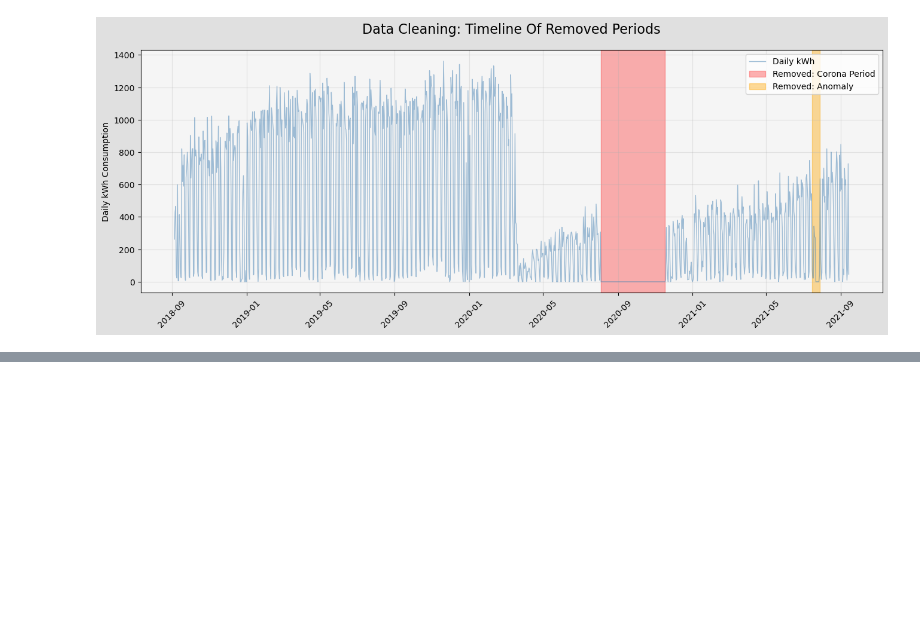
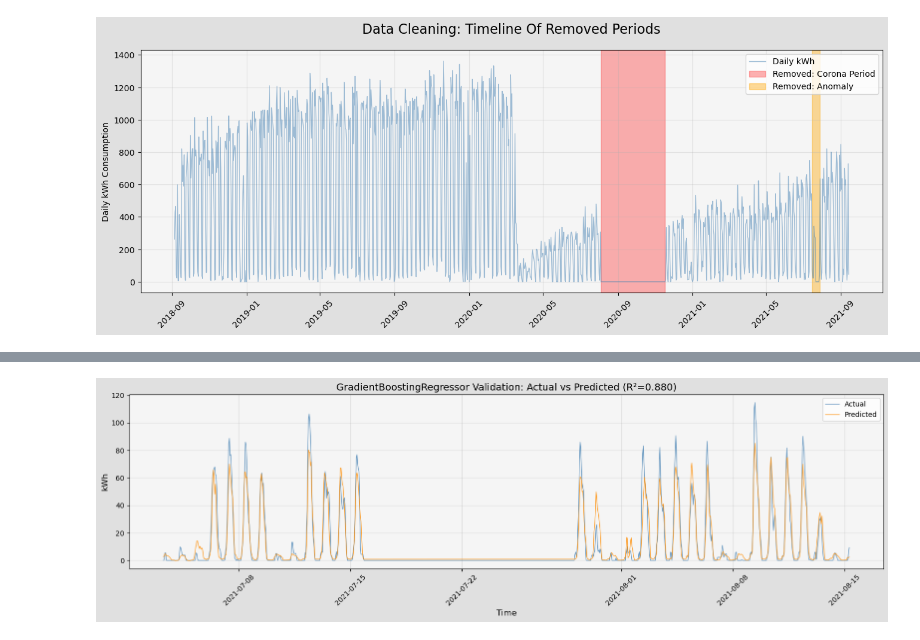
Before and after one commit to dfd0430/wiso, a Jupyter notebook: main.ipynb, the cells around one changed output, grey strips where cells are left out. Saved outputs shown, nothing was run; the diff lists cells and outputs as text; code cells hidden in the pictures; blank space fills up the shorter version.

```diff
--- a/main.ipynb
+++ b/main.ipynb
@@ -939,7 +935,7 @@ hourly_regression_df
 | 26523 | 2021-09-14 07:00:00 | 4.608075 | 1.0 | 200.0 | 152.0 | 2021-09-14 | ... |
 26524 rows × 7 columns
 # %%
-
+# We remove two parts of the data which are not useful specifically corona and 2021-07-16 to 2021-07-29 as the site seems to be shutdown for large parts of the timespan
 
 # Period 1: Corona
 corona_start, corona_end = pd.to_datetime('2020-08-04'), pd.to_datetime('2020-11-17')
@@ -965,7 +961,7 @@ df_removal_summary = pd.DataFrame(removal_log)
 
 
 # Remove both periods from the main dataframe
-df_final_2 = hourly_regression_df[
+hourly_cleaned_df = hourly_regression_df[
     ~(hourly_regression_df['hour'].between(corona_start, corona_end)) &
     ~(hourly_regression_df['hour'].between(anomaly_start, anomaly_end))
 ].copy()
@@ -975,7 +971,7 @@ print("### Data Removal Audit: From When Till When ###")
 print(df_removal_summary.to_string(index=False))
 print("-" * 45)
 print(f"Total days removed: {df_removal_summary['Days'].sum()}")
-print(f"Rows remaining: {len(df_final_2)}")
+print(f"Rows remaining: {len(hourly_cleaned_df)}")
 
 # Visualization
 daily_full = hourly_regression_df.groupby(hourly_regression_df['hour'].dt.date)['kWh_hourly'].sum().reset_index()
@@ -1442,0 +1232,68 @@ Validation 11.276357 6.309283 0.794381 111.829421
+# %%
+# --- Gradient Boosting Regressor: Hyperparameter Tuning and Validation ---
+
+X_train_gb = X_train.copy()
+y_train_gb = y_train.copy()
+X_val_gb = X_val.copy()
+y_val_gb = y_val.copy()
+weights_train_gb = weights_train.copy()
+
+# Hyperparameter grid for GradientBoostingRegressor
+gb_params = {
+    'n_estimators': [100, 200, 300, 500],
+    'max_depth': [3, 5, 7, 10],
+    'learning_rate': [0.01, 0.05, 0.1, 0.2],
+    'min_samples_split': [2, 5, 10],
+    'min_samples_leaf': [1, 2, 4],
+    'subsample': [0.7, 0.8, 0.9, 1.0],
+    'max_features': ['sqrt', 'log2', None],
+}
+# Configuration for running hyperparameter optimization
+gb_search = RandomizedSearchCV(
+    GradientBoostingRegressor(random_state=42),
+    gb_params,
+    n_iter=50,
+    cv=TimeSeriesSplit(n_splits=3),
+    scoring='neg_mean_squared_error',
+    random_state=42,
+    n_jobs=-1,
+    verbose=1
+)
+
+# Run the search to find the best parameters
+gb_search.fit(X_train_gb, y_train_gb, sample_weight=weights_train_gb)
+best_gb = gb_search.best_estimator_
+
+# Generate predictions and calculate R² scores for both training and validation sets
+pred_train_gb = best_gb.predict(X_train_gb)
+pred_val_gb = best_gb.predict(X_val_gb)
+
+train_r2_gb = r2_score(y_train_gb, pred_train_gb)
+val_r2_gb = r2_score(y_val_gb, pred_val_gb)
+
+# Print metrics
+print("Best GradientBoostingRegressor params:")
+for param, value in gb_search.best_params_.items():
+    print(f"  {param}: {value}")
+
+print(f"\nTRAIN      - RMSE={np.sqrt(mean_squared_error(y_train_gb, pred_train_gb)):.3f}, MAE={mean_absolute_error(y_train_gb, pred_train_gb):.3f}, R²={train_r2_gb:.3f}")
+print(f"VALIDATION - RMSE={np.sqrt(mean_squared_error(y_val_gb, pred_val_gb)):.3f}, MAE={mean_absolute_error(y_val_gb, pred_val_gb):.3f}, R²={val_r2_gb:.3f}")
+
+# Visualization: Validation Actual vs Predicted
+fig, ax = plt.subplots(figsize=(16, 5))
+fig.patch.set_facecolor('#E0E0E0')
+ax.set_facecolor('#F5F5F5')
+
+val_hours_gb = regression_features_df['hour'].iloc[-(holdout_size + val_size):-holdout_size]
+ax.plot(val_hours_gb, y_val_gb.values, label='Actual', color='steelblue', linewidth=1, alpha=0.8)
+ax.plot(val_hours_gb, pred_val_gb, label='Predicted', color='darkorange', linewidth=1, alpha=0.8)
+ax.set_title(f'GradientBoostingRegressor Validation: Actual vs Predicted (R²={val_r2_gb:.3f})', fontsize=14)
+ax.set_xlabel('Time', fontsize=12)
+ax.set_ylabel('kWh', fontsize=12)
+ax.legend(loc='upper right')
+ax.grid(True, alpha=0.3)
+ax.tick_params(axis='x', rotation=45)
+
+plt.tight_layout()
+plt.show()
+# %% [output]
@@ -1442,0 +1312 @@ Validation 11.276357 6.309283 0.794381 111.829421
+[figure, added]
```
Also changed, not shown: parts of 14 cells of this notebook.
